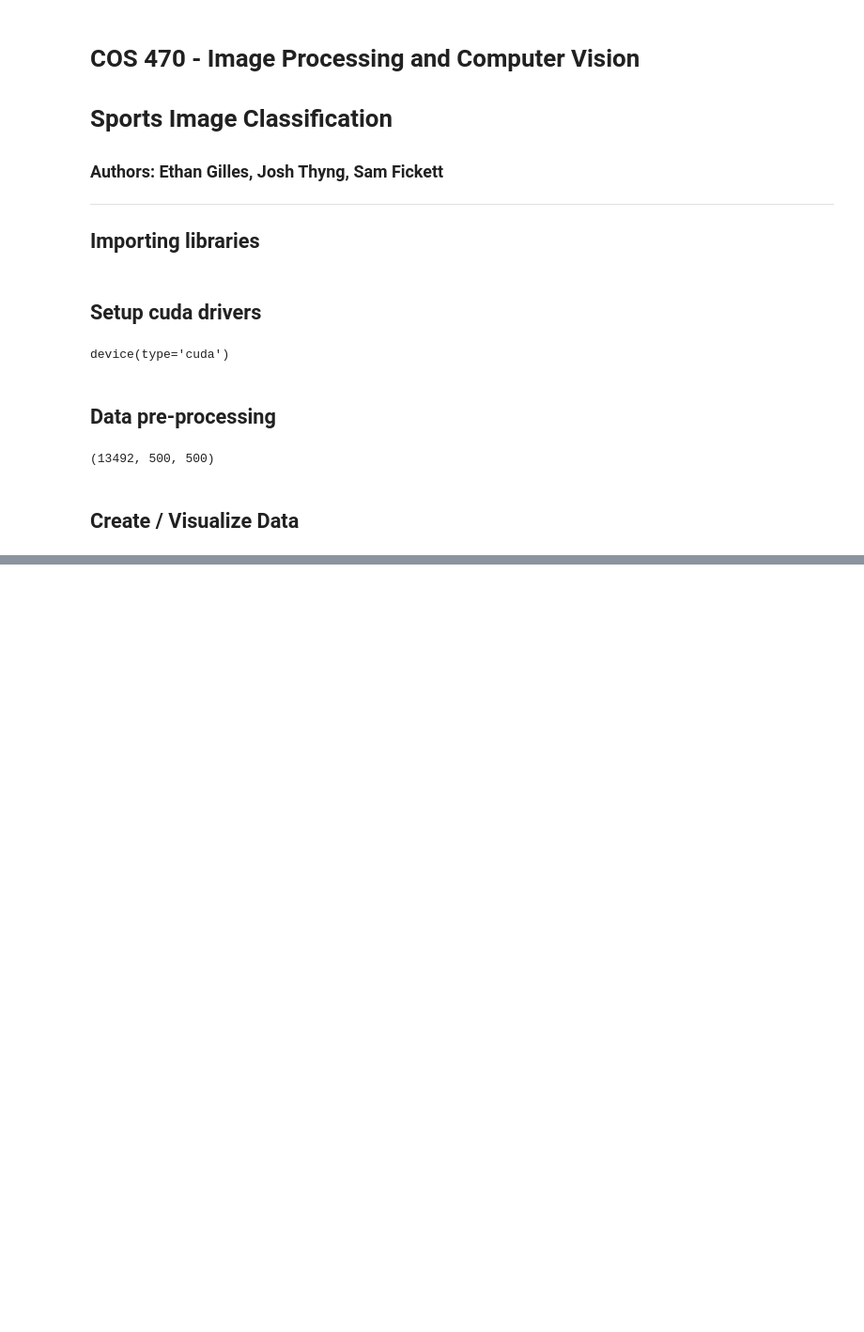
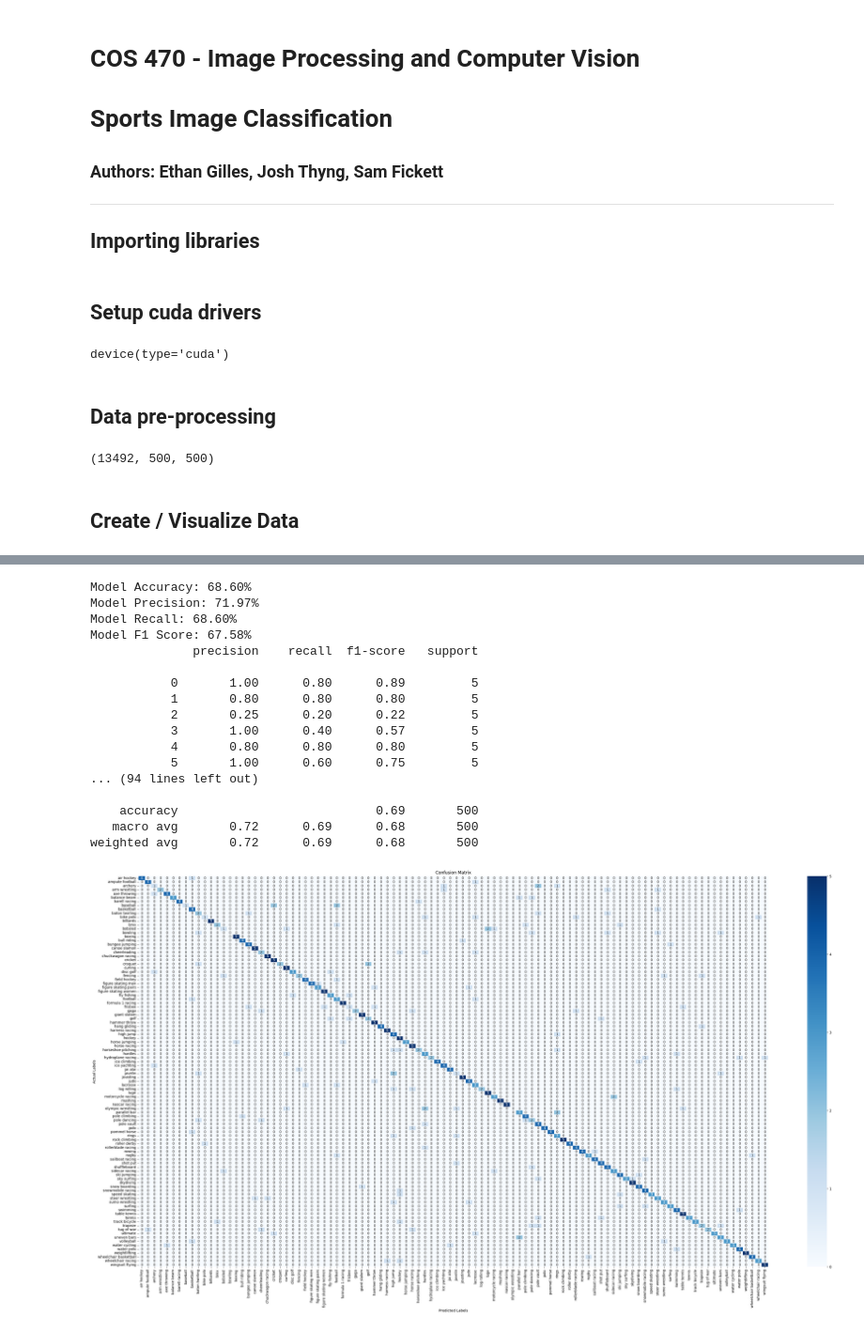
Before and after one commit to joshthyng777/sports-classification, a Jupyter notebook: notebook.ipynb, the cells around one changed output, grey strips where cells are left out. Shown at 94% size. Drawn from its saved outputs; the diff is of its cells as text; code cells hidden in the pictures; blank space fills up the shorter version.

```diff
--- a/notebook.ipynb
+++ b/notebook.ipynb
@@ -84,0 +256,63 @@ visualize(train_dataloader)
+# %%
+# Test model on test set
+predicted_labels = []
+actual_labels = []
+
+model.eval()  # Set the model to evaluation mode
+with torch.inference_mode():  # Ensure no gradients are computed
+    for images, labels in test_dataloader:
+        images = images.to(device)
+        labels = labels.to(device)
+        outputs = model(images)
+        _, predicted = torch.max(outputs, 1)
+        predicted_labels.extend(predicted.cpu().numpy())
+        actual_labels.extend(labels.cpu().numpy())
+# %%
+from sklearn.metrics import accuracy_score, precision_score, recall_score, f1_score, classification_report, confusion_matrix
+import seaborn as sns
+import matplotlib.pyplot as plt
+
+# Calculate evaluation metrics
+accuracy = accuracy_score(actual_labels, predicted_labels)
+precision = precision_score(actual_labels, predicted_labels, average='weighted', zero_division=0)
+recall = recall_score(actual_labels, predicted_labels, average='weighted', zero_division=0)
+f1 = f1_score(actual_labels, predicted_labels, average='weighted', zero_division=0)
+
+# Print metrics
+print(f"Model Accuracy: {accuracy * 100:.2f}%")
+print(f"Model Precision: {precision * 100:.2f}%")
+print(f"Model Recall: {recall * 100:.2f}%")
+print(f"Model F1 Score: {f1 * 100:.2f}%")
+
+# Print classification report
+print(classification_report(actual_labels, predicted_labels, zero_division=0))
+
+# Generate and visualize confusion matrix
+cm = confusion_matrix(actual_labels, predicted_labels)
+class_names = test_dataloader.dataset.classes
+
+plt.figure(figsize=(40, 20))
+sns.heatmap(cm, annot=True, fmt='d', xticklabels=class_names, yticklabels=class_names, cmap='Blues')
+plt.title('Confusion Matrix')
+plt.xlabel('Predicted Labels')
+plt.ylabel('Actual Labels')
+plt.show()
+# %% [output]
+Model Accuracy: 68.60%
+Model Precision: 71.97%
+Model Recall: 68.60%
+Model F1 Score: 67.58%
+              precision    recall  f1-score   support
+
+           0       1.00      0.80      0.89         5
+           1       0.80      0.80      0.80         5
+           2       0.25      0.20      0.22         5
+           3       1.00      0.40      0.57         5
+           4       0.80      0.80      0.80         5
+           5       1.00      0.60      0.75         5
+... (94 lines left out)
+
+    accuracy                           0.69       500
+   macro avg       0.72      0.69      0.68       500
+weighted avg       0.72      0.69      0.68       500
+[figure, added]
```
Also changed, not shown: parts of 12 cells of this notebook.
